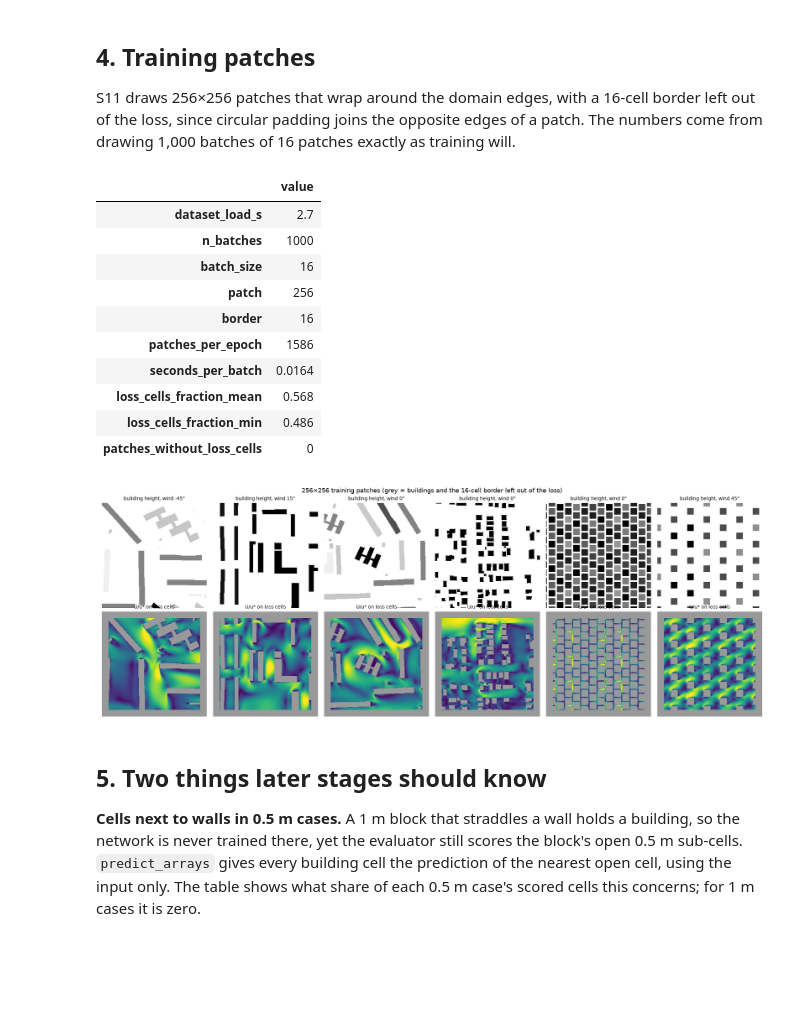
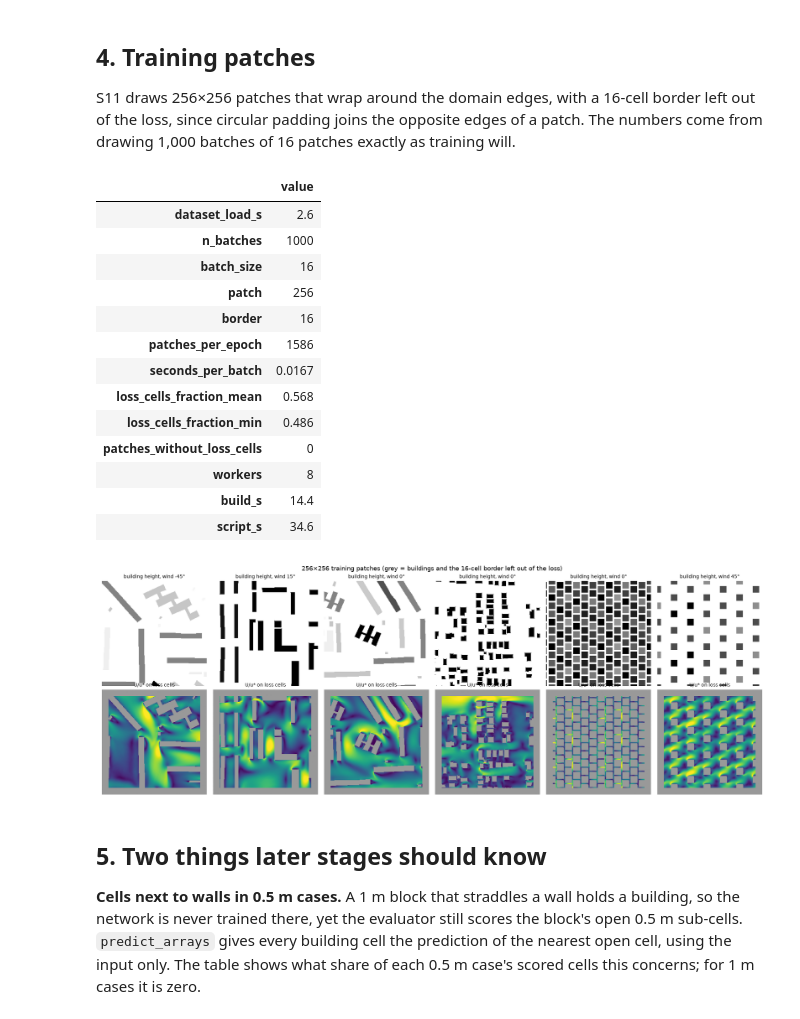
Before and after one commit to TinkerTechie/Urban-Microclimate-Modelling, a Jupyter notebook: pipeline/S10_dl_data_pipeline/S10a_dl_data_pipeline.ipynb, the cells around one changed output. Drawn from its saved outputs; the diff is of its cells as text; code cells hidden in the pictures; blank space fills up the shorter version.

Commit message:
docs(s10): record build timings; clarify the fill figures

```diff
--- a/pipeline/S10_dl_data_pipeline/S10a_dl_data_pipeline.ipynb
+++ b/pipeline/S10_dl_data_pipeline/S10a_dl_data_pipeline.ipynb
@@ -96,20 +96,23 @@ display(as_table(rows))
 
 S11 draws 256×256 patches that wrap around the domain edges, with a 16-cell border left out of the loss, since circular padding joins the opposite edges of a patch. The numbers come from drawing 1,000 batches of 16 patches exactly as training will.
 # %%
-display(as_table(checks["loader"]))
+display(as_table(checks["loader"] | checks["timing"]))
 display(Image(FIG / "sample_patches.png"))
 # %% [output]
 |  | value |
-| dataset_load_s | 2.7 |
+| dataset_load_s | 2.6 |
 | n_batches | 1000 |
 | batch_size | 16 |
 | patch | 256 |
 | border | 16 |
 | patches_per_epoch | 1586 |
-| seconds_per_batch | 0.0164 |
+| seconds_per_batch | 0.0167 |
 | loss_cells_fraction_mean | 0.568 |
 | loss_cells_fraction_min | 0.486 |
 | patches_without_loss_cells | 0 |
+| workers | 8 |
+| build_s | 14.4 |
+| script_s | 34.6 |
 [figure]
 # %% [markdown]
 ## 5. Two things later stages should know
```
Also changed, not shown: parts of 1 cell of this notebook, 3 other files.
